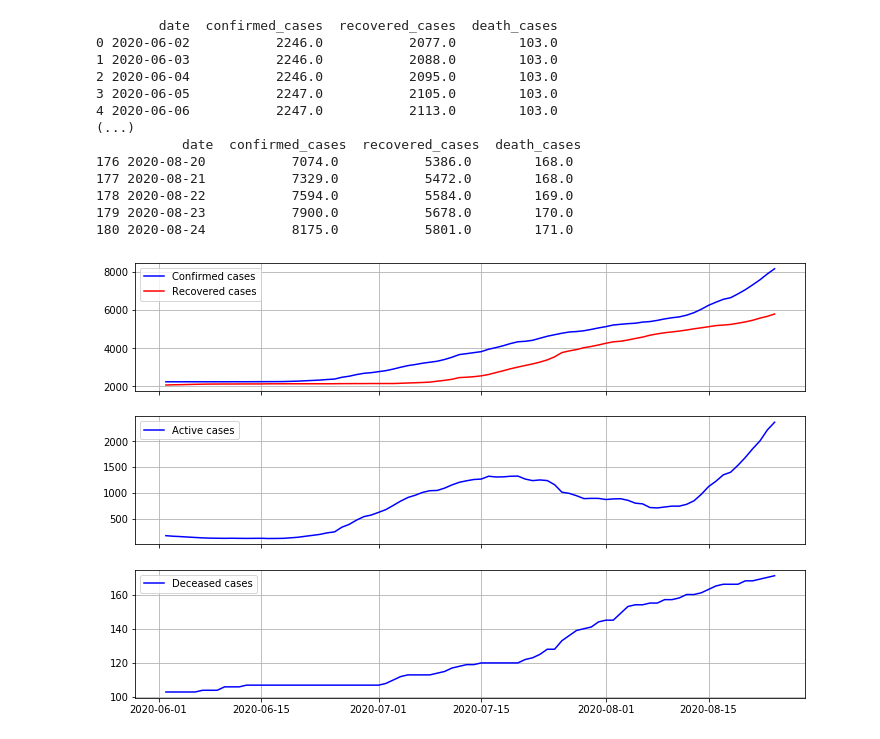
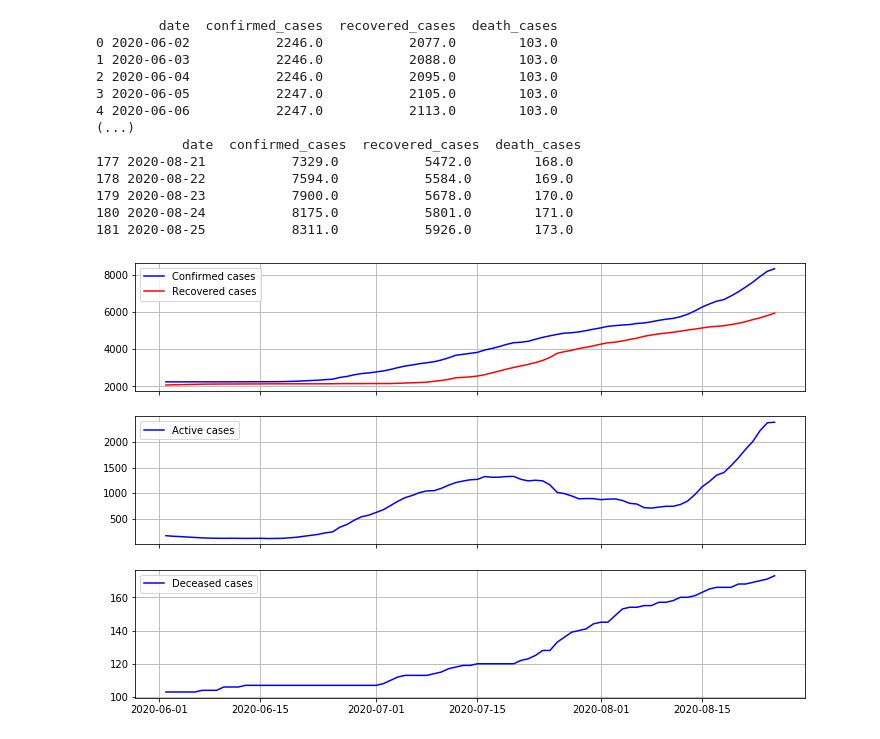
Before and after one commit to akapet00/coropy, a Jupyter notebook: sandbox/03-Second-Wave-EDA.ipynb, the cells around one changed output. Cells and saved outputs as stored; diff of their text form; code cells hidden in the pictures.

Commit message:
code clean-up and rerun using the newest data

```diff
--- a/sandbox/03-Second-Wave-EDA.ipynb
+++ b/sandbox/03-Second-Wave-EDA.ipynb
@@ -9,5 +15,5 @@ import pandas as pd
 # %%
-def plot_data(df):
+def plot_dataframe(df):
     """
     Plot epi data over time.
 
@@ -68,23 +74,23 @@ plot_data(df)
 # %%
 # second wave data dataframe
 df_2 = df[df.date>dt.datetime(2020, 6, 1)]
 df_2 = df_2.reset_index(drop=True)
 print(df_2.head(), '\n(...)\n', df.tail())
 
 # visualization
-plot_data(df_2)
+plot_dataframe(df_2)
 # %% [output]
         date  confirmed_cases  recovered_cases  death_cases
 0 2020-06-02           2246.0           2077.0        103.0
 1 2020-06-03           2246.0           2088.0        103.0
 2 2020-06-04           2246.0           2095.0        103.0
 3 2020-06-05           2247.0           2105.0        103.0
 4 2020-06-06           2247.0           2113.0        103.0
 (...)
            date  confirmed_cases  recovered_cases  death_cases
-176 2020-08-20           7074.0           5386.0        168.0
 177 2020-08-21           7329.0           5472.0        168.0
 178 2020-08-22           7594.0           5584.0        169.0
 179 2020-08-23           7900.0           5678.0        170.0
 180 2020-08-24           8175.0           5801.0        171.0
+181 2020-08-25           8311.0           5926.0        173.0
-[figure, old version]
+[figure, new version]
```
Also changed, not shown: parts of 5 cells of this notebook, 2 other files.
